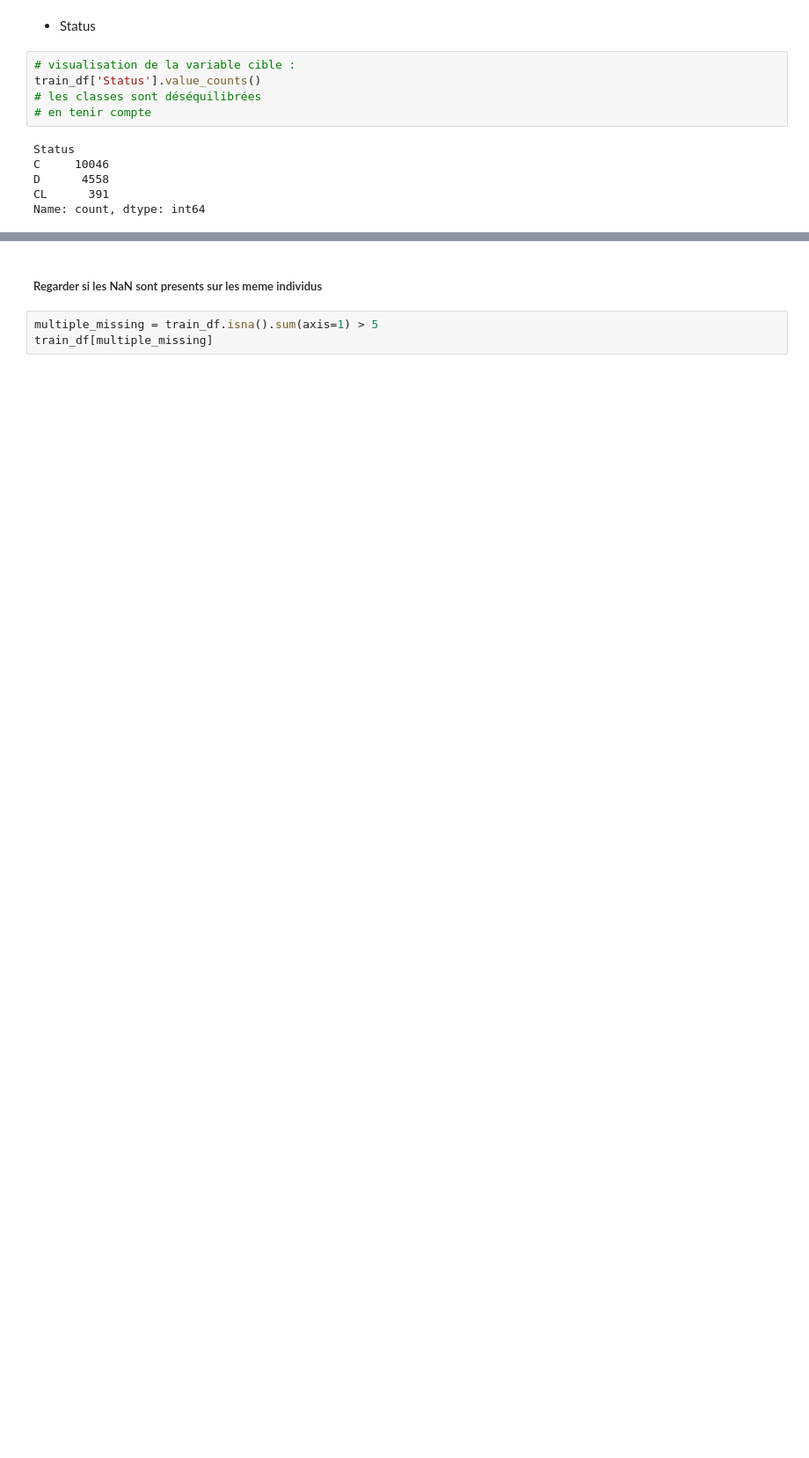
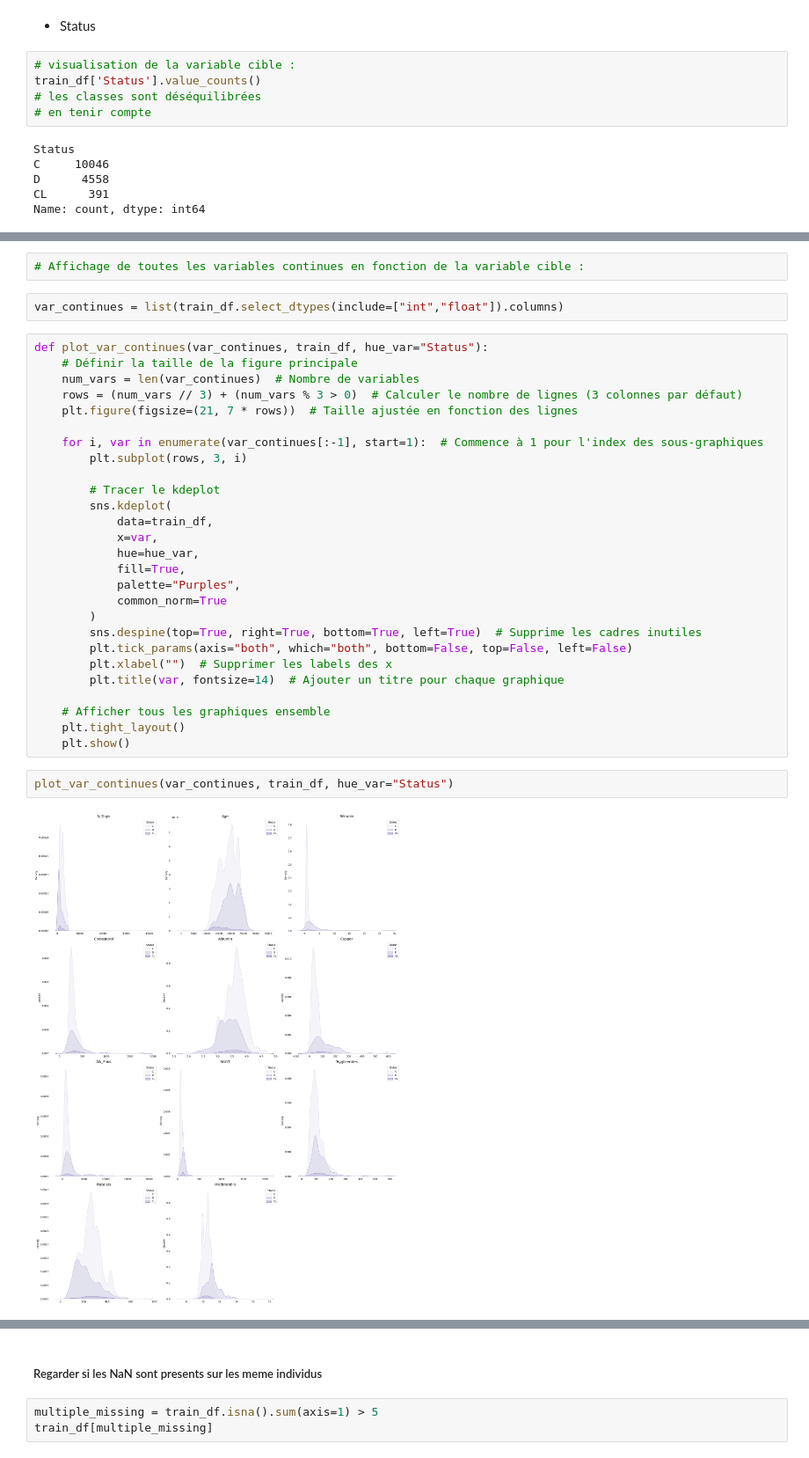
Before and after one commit to melaniedaddio/projet, a Jupyter notebook: projet.ipynb, the cells around one changed output, grey strips where cells are left out. Shown at 88% size. Drawn from its saved outputs; the diff is of its cells as text; blank space fills up the shorter version.

```diff
--- a/projet.ipynb
+++ b/projet.ipynb
@@ -363,0 +427,35 @@ train_df['Stage'] = train_df['Stage'].astype('int')
+# %%
+# Affichage de toutes les variables continues en fonction de la variable cible :
+# %%
+var_continues = list(train_df.select_dtypes(include=["int","float"]).columns)
+# %%
+def plot_var_continues(var_continues, train_df, hue_var="Status"):
+    # Définir la taille de la figure principale
+    num_vars = len(var_continues)  # Nombre de variables
+    rows = (num_vars // 3) + (num_vars % 3 > 0)  # Calculer le nombre de lignes (3 colonnes par défaut)
+    plt.figure(figsize=(21, 7 * rows))  # Taille ajustée en fonction des lignes
+
+    for i, var in enumerate(var_continues[:-1], start=1):  # Commence à 1 pour l'index des sous-graphiques
+        plt.subplot(rows, 3, i)
+
+        # Tracer le kdeplot
+        sns.kdeplot(
+            data=train_df,
+            x=var,
+            hue=hue_var,
+            fill=True,
+            palette="Purples",
+            common_norm=True
+        )
+        sns.despine(top=True, right=True, bottom=True, left=True)  # Supprime les cadres inutiles
+        plt.tick_params(axis="both", which="both", bottom=False, top=False, left=False)
+        plt.xlabel("")  # Supprimer les labels des x
+        plt.title(var, fontsize=14)  # Ajouter un titre pour chaque graphique
+
+    # Afficher tous les graphiques ensemble
+    plt.tight_layout()
+    plt.show()
+# %%
+plot_var_continues(var_continues, train_df, hue_var="Status")
+# %% [output]
+[figure, added]
```
Also changed, not shown: parts of 16 cells of this notebook.
